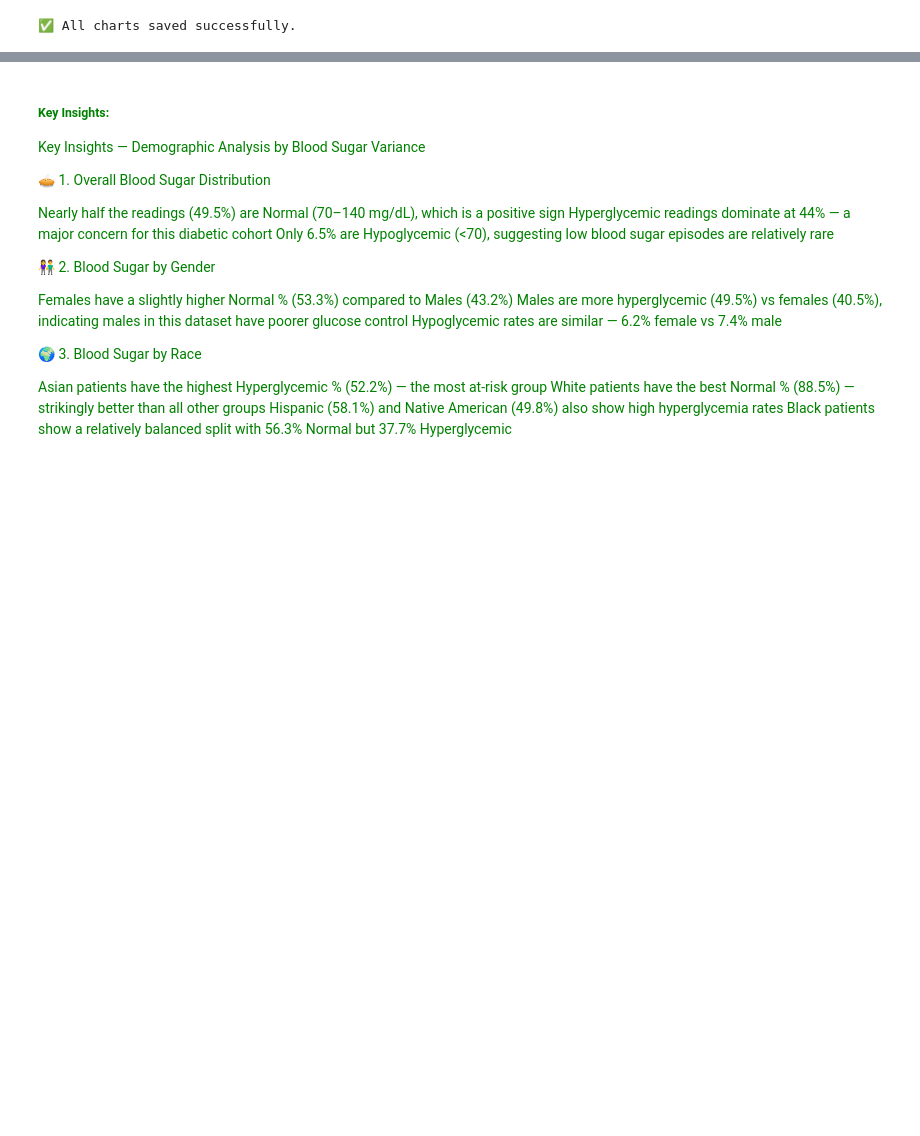
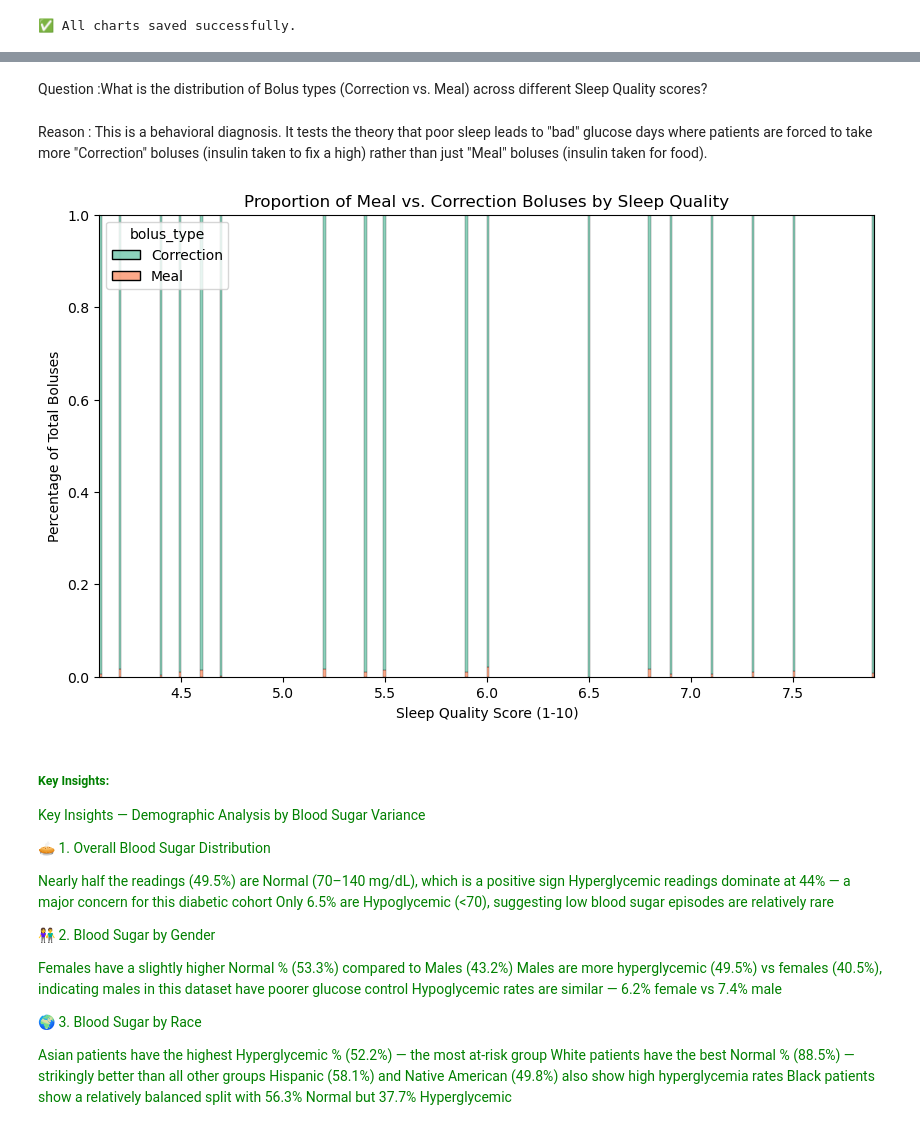
Before and after one commit to PoojaBELURE1724/Team6_DataDynamos_Python-Hackathon_MAY-2026, a Jupyter notebook: Team6_DataDynamos_category2.DescriptiveAnalysis.ipynb, the cells around one changed output, grey strips where cells are left out. Cells and saved outputs as stored; diff of their text form; code cells hidden in the pictures; blank space fills up the shorter version.

```diff
--- a/Team6_DataDynamos_category2.DescriptiveAnalysis.ipynb
+++ b/Team6_DataDynamos_category2.DescriptiveAnalysis.ipynb
@@ -793,0 +854,27 @@ print("\n✅ All charts saved successfully.");
+# %% [markdown]
+Question :What is the distribution of Bolus types (Correction vs. Meal) across different Sleep Quality scores?
+# %% [markdown]
+Reason : This is a behavioral diagnosis. It tests the theory that poor sleep leads to "bad" glucose days where patients are forced to take more "Correction" boluses (insulin taken to fix a high) rather than just "Meal" boluses (insulin taken for food).
+# %%
+import pandas as pd
+import seaborn as sns
+import matplotlib.pyplot as plt
+
+# Load the data
+df = pd.read_excel('Team6_DataDynamos_Python-Hackathon_MAY2026_V2.xlsx')
+
+# Step 1: Define a 'Correction' bolus as insulin taken when carbs are 0
+df['bolus_type'] = df['carb_input'].apply(lambda x: 'Meal' if x > 0 else 'Correction')
+
+# Step 2: Create a stacked bar chart to see the proportion
+plt.figure(figsize=(10, 6))
+sns.histplot(data=df, x='sleep_quality_(1-10)', hue='bolus_type', multiple='fill', palette='Set2')
+
+# Formatting
+plt.title('Proportion of Meal vs. Correction Boluses by Sleep Quality')
+plt.xlabel('Sleep Quality Score (1-10)')
+plt.ylabel('Percentage of Total Boluses')
+
+plt.show()
+# %% [output]
+[figure, added]
```
Also changed, not shown: parts of 5 cells of this notebook.
